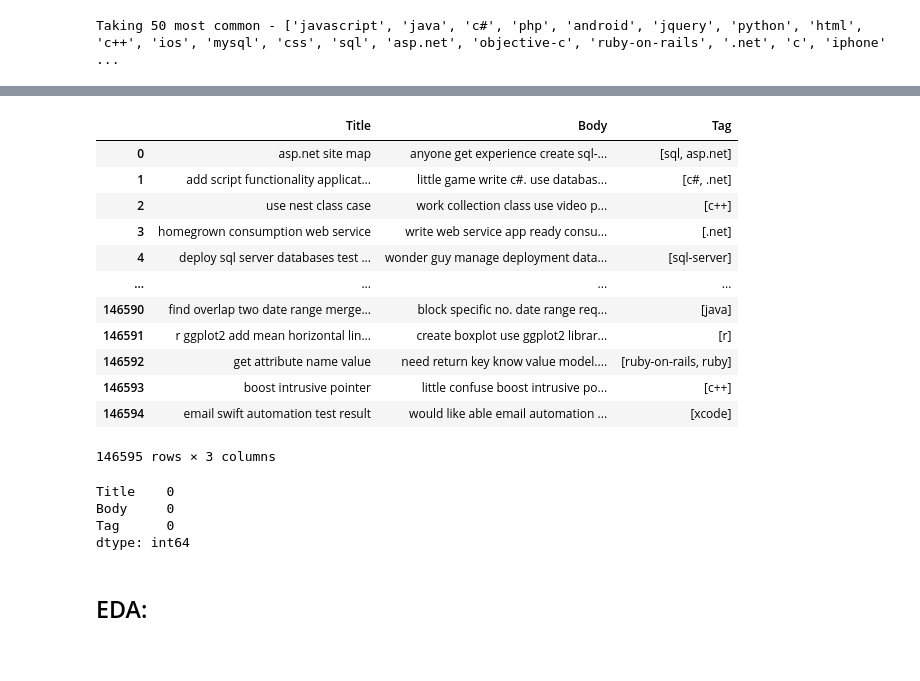
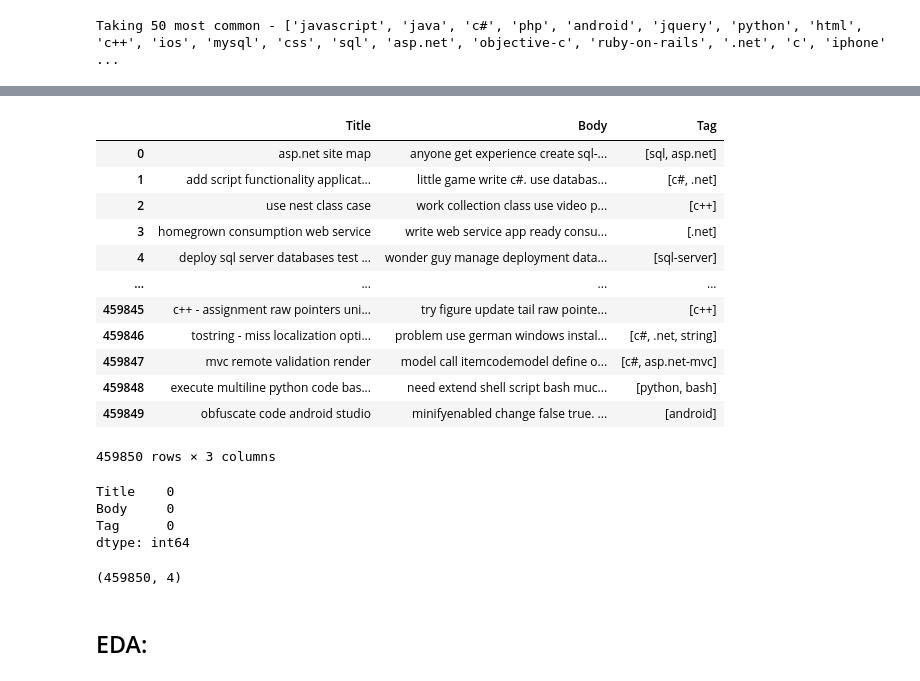
Before and after one commit to ii-varsha-ii/stackoverflow-tags-prediction, a Jupyter notebook: code/StackOverflow-Tags-Prediction-Notebook.ipynb, the cells around one changed output, grey strips where cells are left out. Saved outputs shown, nothing was run; the diff lists cells and outputs as text; code cells hidden in the pictures.

```diff
--- a/code/StackOverflow-Tags-Prediction-Notebook.ipynb
+++ b/code/StackOverflow-Tags-Prediction-Notebook.ipynb
@@ -466,7 +323,6 @@ token = ToktokTokenizer()
 punct = '!"$%&\'#()*+,./:;<=>?@[\\]^_`{|}~'
 lemma = WordNetLemmatizer()
 stop_words = set(stopwords.words("english"))
-
 
 def clean_text(text):
     text = text.lower()
@@ -483,6 +339,11 @@ def clean_punct(text):
     filtered_list = strip_list_noempty(tokens)
     return ' '.join(map(str, filtered_list))
 
+def clean_numbers(text):
+    text = text.lower()
+    text = re.sub(r'\d+', '', text)
+    return text
+
 def lemmatizeWords(text):
     words = token.tokenize(text)
     listLemma = []
@@ -497,17 +358,20 @@ def stopWordsRemove(text):
     filtered = [w for w in words if not w in stop_words]
     return ' '.join(map(str, filtered))
 # %%
-new_question_df = data_with_grouped_answers.copy(deep=True)
+new_df = data.copy(deep=True)
 # %%
+%%time
 # Remove stopwords, punctuation and lemmatize for text in body
-new_question_df['Body'] = new_question_df['Body'].apply(lambda x: clean_text(x))
-new_question_df['Body'] = new_question_df['Body'].apply(lambda x: clean_punct(x))
-new_question_df['Body'] = new_question_df['Body'].apply(lambda x: lemmatizeWords(x))
-new_question_df['Body'] = new_question_df['Body'].apply(lambda x: stopWordsRemove(x))
+new_df['Body'] = new_df['Body'].apply(lambda x: clean_text(x))
+new_df['Body'] = new_df['Body'].apply(lambda x: clean_punct(x))
+new_df['Body'] = new_df['Body'].apply(lambda x: lemmatizeWords(x))
+new_df['Body'] = new_df['Body'].apply(lambda x: clean_numbers(x))
+new_df['Body'] = new_df['Body'].apply(lambda x: stopWordsRemove(x))
 
 # Remove stopwords, punctuation and lemmatize for title.
-new_question_df['Title'] = new_question_df['Title'].apply(lambda x: str(x))
-new_question_df['Title'] = new_question_df['Title'].apply(lambda x: clean_text(x))
-new_question_df['Title'] = new_question_df['Title'].apply(lambda x: clean_punct(x))
-new_question_df['Title'] = new_question_df['Title'].apply(lambda x: lemmatizeWords(x))
-new_question_df['Title'] = new_question_df['Title'].apply(lambda x: stopWordsRemove(x))
+new_df['Title'] = new_df['Title'].apply(lambda x: str(x))
+new_df['Title'] = new_df['Title'].apply(lambda x: clean_text(x))
+new_df['Title'] = new_df['Title'].apply(lambda x: clean_punct(x))
+new_df['Title'] = new_df['Title'].apply(lambda x: lemmatizeWords(x))
+new_df['Title'] = new_df['Title'].apply(lambda x: clean_numbers(x))
+new_df['Title'] = new_df['Title'].apply(lambda x: stopWordsRemove(x))
@@ -514,22 +381,22 @@ new_question_df['Title'] = new_question_df['Title'].apply(lambda x: stopWordsRem
 # %%
-merged_df = new_question_df.copy(deep=True)
+merged_df = new_df.copy(deep=True)
 # %%
-merged_df.drop(columns=['QID', 'QuestionScore'], inplace=True)
+merged_df.drop(columns=['QuestionScore'], inplace=True)
 merged_df
 # %% [output]
 |  | Title | Body | Tag |
 | 0 | asp.net site map | anyone get experience create sql-... | [sql, asp.net] |
 | 1 | add script functionality applicat... | little game write c#. use databas... | [c#, .net] |
 | 2 | use nest class case | work collection class use video p... | [c++] |
 | 3 | homegrown consumption web service | write web service app ready consu... | [.net] |
 | 4 | deploy sql server databases test ... | wonder guy manage deployment data... | [sql-server] |
 | ... | ... | ... | ... |
-| 146590 | find overlap two date range merge... | block specific no. date range req... | [java] |
-| 146591 | r ggplot2 add mean horizontal lin... | create boxplot use ggplot2 librar... | [r] |
-| 146592 | get attribute name value | need return key know value model.... | [ruby-on-rails, ruby] |
-| 146593 | boost intrusive pointer | little confuse boost intrusive po... | [c++] |
-| 146594 | email swift automation test result | would like able email automation ... | [xcode] |
+| 459845 | c++ - assignment raw pointers uni... | try figure update tail raw pointe... | [c++] |
+| 459846 | tostring - miss localization opti... | problem use german windows instal... | [c#, .net, string] |
+| 459847 | mvc remote validation render | model call itemcodemodel define o... | [c#, asp.net-mvc] |
+| 459848 | execute multiline python code bas... | need extend shell script bash muc... | [python, bash] |
+| 459849 | obfuscate code android studio | minifyenabled change false true. ... | [android] |
-146595 rows × 3 columns
+459850 rows × 3 columns
 # %%
 merged_df.isna().sum()
 # %% [output]
@@ -537,6 +404,10 @@ Title    0
 Body     0
 Tag      0
 dtype: int64
+# %%
+merged_df.shape
+# %% [output]
+(459850, 4)
 # %%
 merged_df['Combined_text'] = merged_df['Title'] + ' ' + merged_df['Body']
 # %% [markdown]
```
Also changed, not shown: parts of 67 cells of this notebook.
